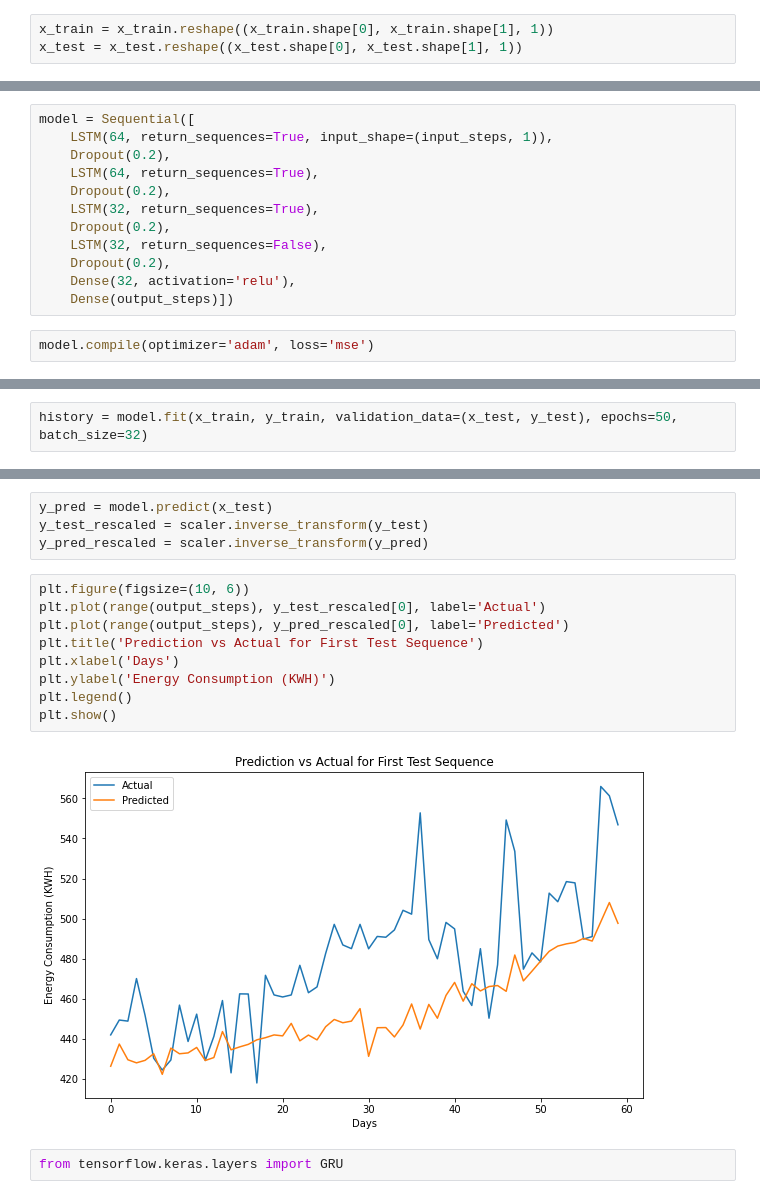
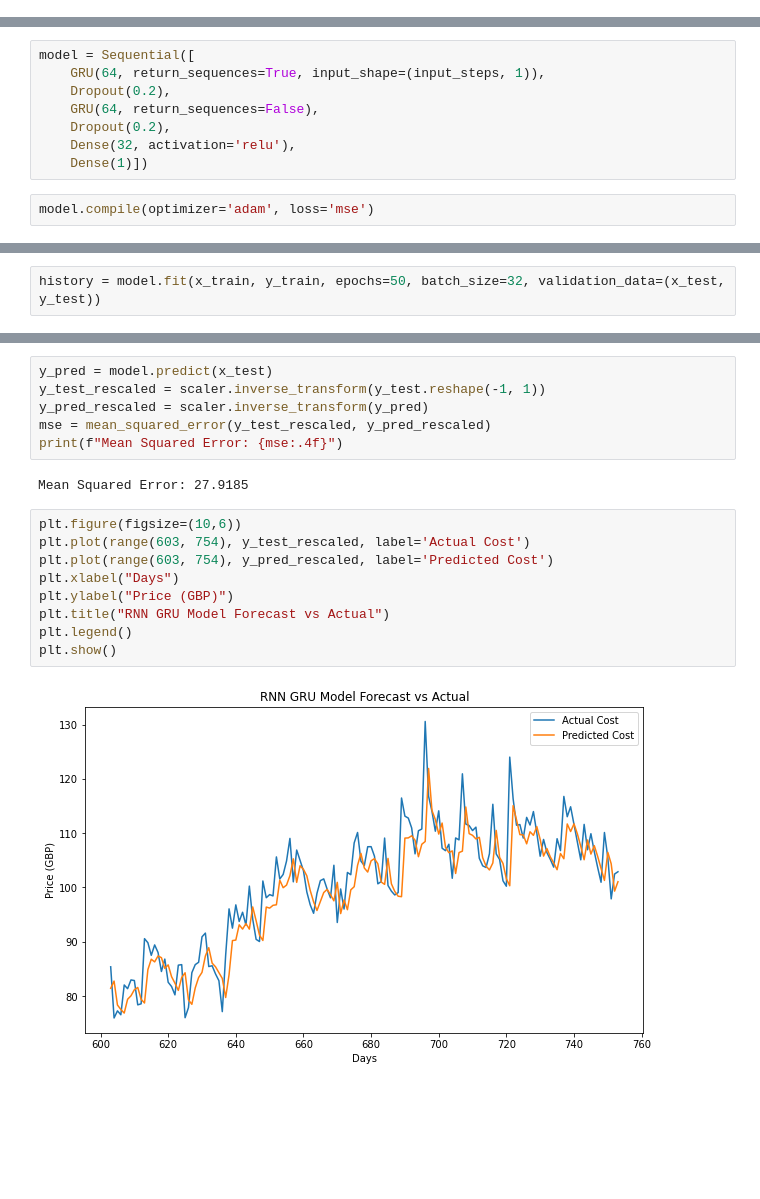
Before and after one commit to surajdusa/Predictive-Modelling-of-Energy-Usage-in-Response-to-Dynamic-Pricing-Signals-in-London-Households, a Jupyter notebook: Suraj.ipynb, the cells around one changed output, grey strips where cells are left out. Saved outputs shown, nothing was run; the diff lists cells and outputs as text; blank space fills up the shorter version.

```diff
--- a/Suraj.ipynb
+++ b/Suraj.ipynb
@@ -300,3 +452,0 @@ array([[0.61263599, 0.66724012, 0.74714501, ..., 0.3193473 , 0.31801021,
-# %%
-x_train = x_train.reshape((x_train.shape[0], x_train.shape[1], 1))
-x_test = x_test.reshape((x_test.shape[0], x_test.shape[1], 1))
@@ -380,15 +540,11 @@ plt.show()
 # %%
 model = Sequential([
-    LSTM(64, return_sequences=True, input_shape=(input_steps, 1)),
+    GRU(64, return_sequences=True, input_shape=(input_steps, 1)),
     Dropout(0.2),
-    LSTM(64, return_sequences=True),
-    Dropout(0.2),
-    LSTM(32, return_sequences=True),
-    Dropout(0.2),
-    LSTM(32, return_sequences=False),
+    GRU(64, return_sequences=False),
     Dropout(0.2),
     Dense(32, activation='relu'),
-    Dense(output_steps)])
+    Dense(1)])
 # %%
 model.compile(optimizer='adam', loss='mse')
 # %%
@@ -412,6 +568,6 @@ Trainable params: 73,692
 Non-trainable params: 0
 _________________________________________________________________
 # %%
-history = model.fit(x_train, y_train, validation_data=(x_test, y_test), epochs=50, batch_size=32)
+history = model.fit(x_train, y_train, epochs=50, batch_size=32, validation_data=(x_test, y_test))
 # %% [output]
 Epoch 1/50
@@ -442,17 +598,19 @@ plt.show()
 # %%
 y_pred = model.predict(x_test)
-y_test_rescaled = scaler.inverse_transform(y_test)
+y_test_rescaled = scaler.inverse_transform(y_test.reshape(-1, 1))
 y_pred_rescaled = scaler.inverse_transform(y_pred)
+mse = mean_squared_error(y_test_rescaled, y_pred_rescaled)
+print(f"Mean Squared Error: {mse:.4f}")
+# %% [output]
+Mean Squared Error: 27.9185
 # %%
-plt.figure(figsize=(10, 6))
-plt.plot(range(output_steps), y_test_rescaled[0], label='Actual')
-plt.plot(range(output_steps), y_pred_rescaled[0], label='Predicted')
-plt.title('Prediction vs Actual for First Test Sequence')
-plt.xlabel('Days')
-plt.ylabel('Energy Consumption (KWH)')
+plt.figure(figsize=(10,6))
+plt.plot(range(603, 754), y_test_rescaled, label='Actual Cost')
+plt.plot(range(603, 754), y_pred_rescaled, label='Predicted Cost')
+plt.xlabel("Days")
+plt.ylabel("Price (GBP)")
+plt.title("RNN GRU Model Forecast vs Actual")
 plt.legend()
 plt.show()
 # %% [output]
-[figure, old version]
+[figure, new version]
-# %%
-from tensorflow.keras.layers import GRU
```
Also changed, not shown: parts of 61 cells of this notebook.
